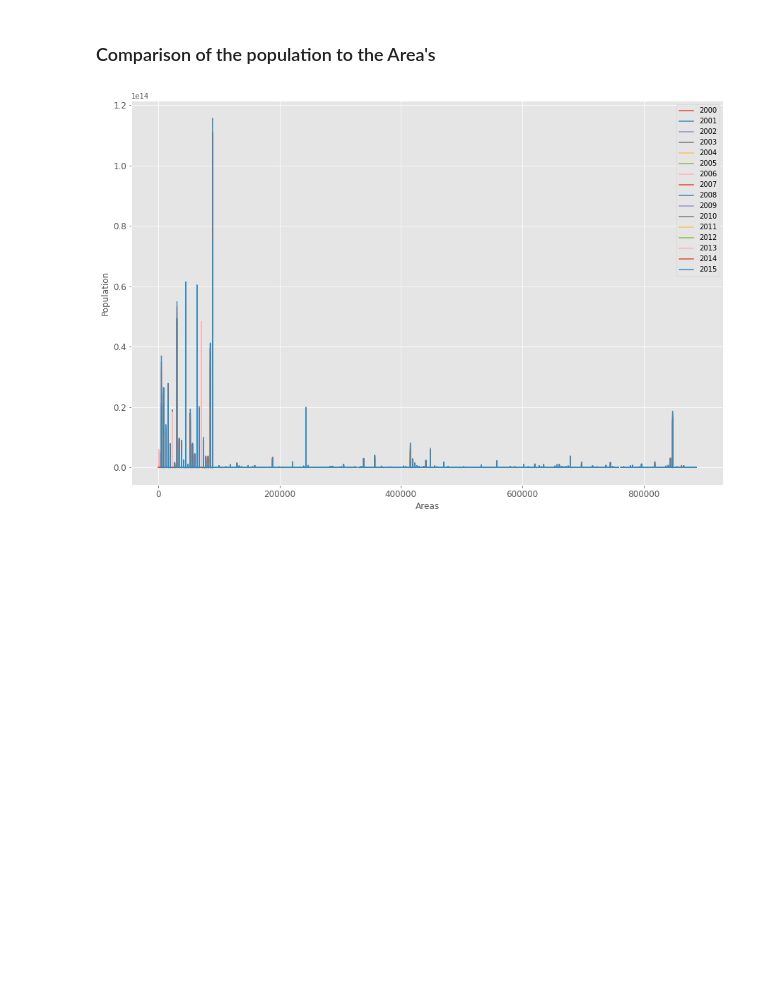
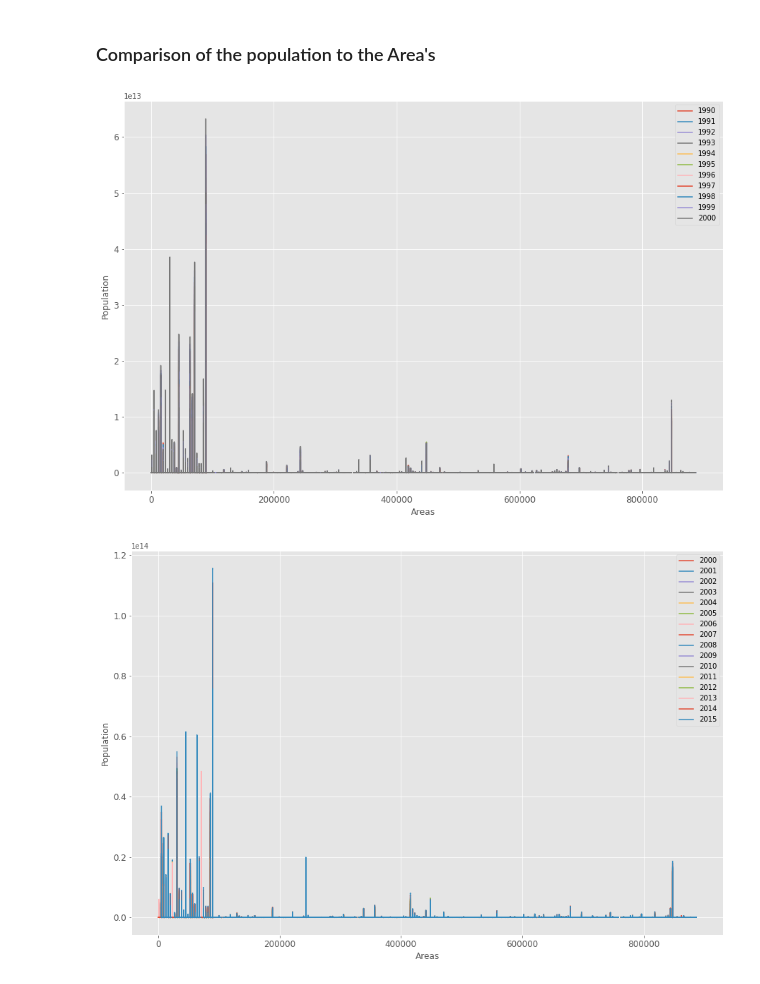
Before and after one commit to Kanika211/World-Bank-Global-Education_EDA_capstone1, a Jupyter notebook: World_Bank_Global_Education_Capstone1.ipynb, the cells around one changed output. Drawn from its saved outputs; the diff is of its cells as text; code cells hidden in the pictures; blank space fills up the shorter version.

```diff
--- a/World_Bank_Global_Education_Capstone1.ipynb
+++ b/World_Bank_Global_Education_Capstone1.ipynb
@@ -542,6 +542,15 @@ dtype: float64
 From above this, it was summarize as that individual Indicator for different countries has different information in distict years......
 # %% [markdown]
 ### Comparison of the population to the Area's
+# %%
+EEd=Edstats_data_df.loc[:,'1990':'2000']
+plt.style.use('ggplot')
+ax = EEd.plot(figsize=(15,10),legend=True, fontsize=12)
+ax.set_xlabel("Areas",fontsize=12)
+ax.set_ylabel("Population",fontsize=12)
+plt.show()
+# %% [output]
+[figure, added]
 # %%
 # new_df=countryComparision_df.loc[:,'1977':'2015']
 
```
Also changed, not shown: parts of 6 cells of this notebook.
